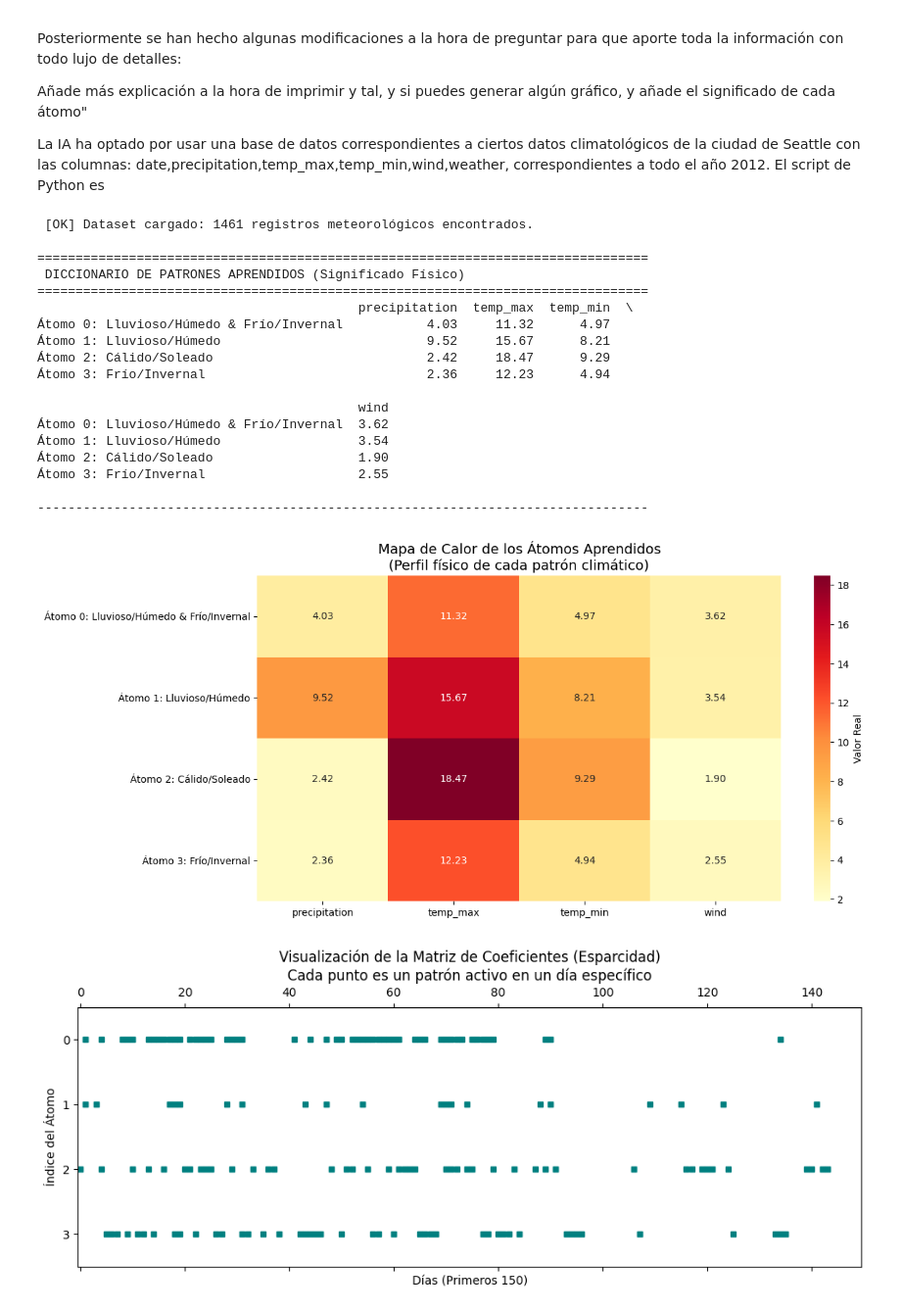
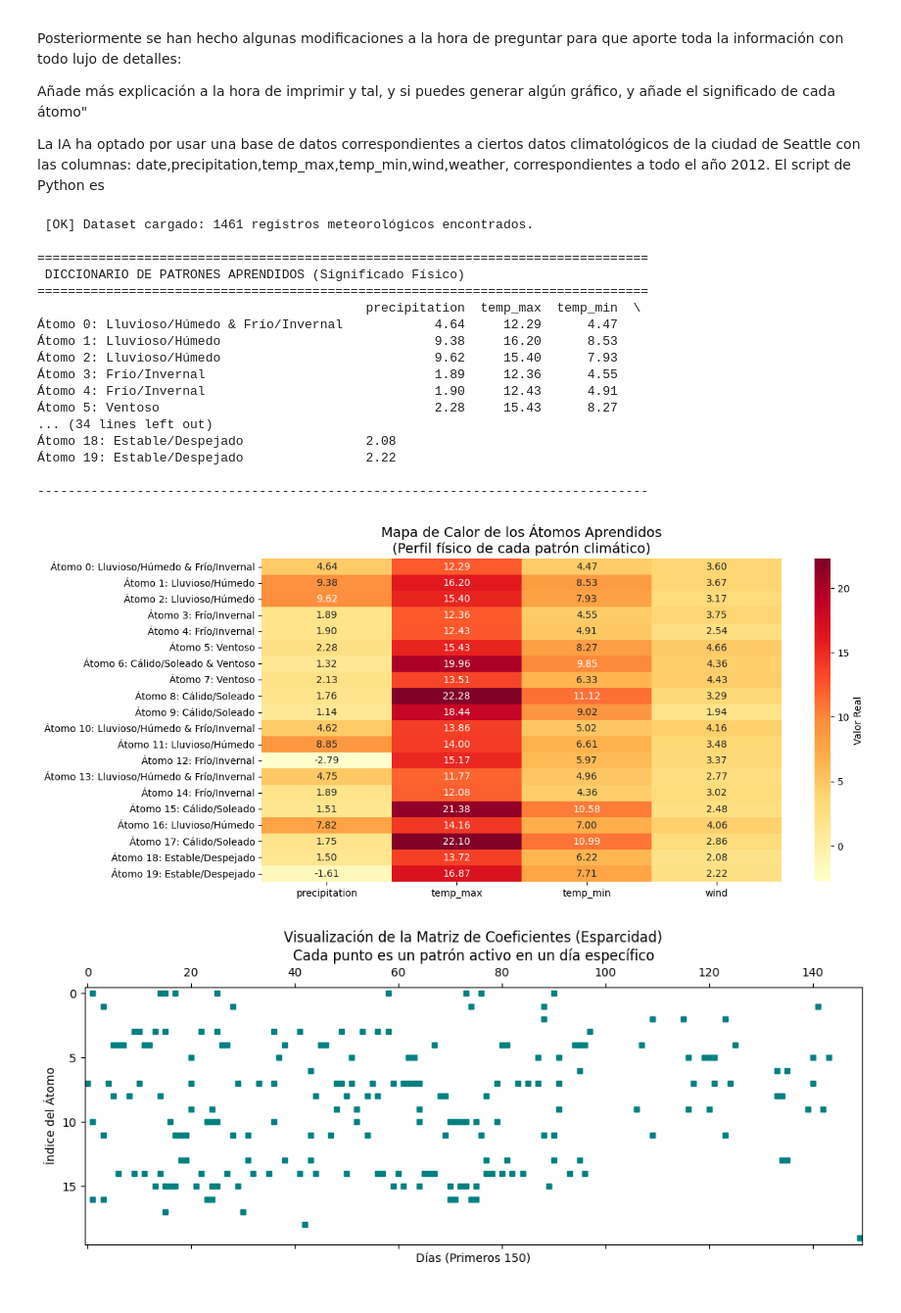
Before and after one commit to adrindrandran/Parcial-ML, a Jupyter notebook: example_prompts/Metheo.ipynb, the cells around one changed output. Shown at 98% size. Drawn from its saved outputs; the diff is of its cells as text; code cells hidden in the pictures.

```diff
--- a/example_prompts/Metheo.ipynb
+++ b/example_prompts/Metheo.ipynb
@@ -48,7 +48,7 @@ X_scaled = scaler.fit_transform(X_raw)
 # =========================================================
 # n_components=4: Definimos 4 "estados climáticos" fundamentales (átomos)
 # alpha=1: Controla la escasez (sparsity). A mayor alpha, más ceros en la matriz.
-n_atoms = 4
+n_atoms = 20
 dict_learner = DictionaryLearning(
     n_components=n_atoms,
     alpha=1.0,
@@ -100,46 +100,45 @@ plt.show()
 # Gráfico 2: Esparcidad de la Matriz de Coeficientes
 plt.figure(figsize=(12, 4))
 plt.spy(sparse_representation[:150].T, precision=0.01, aspect='auto', marker='s', markersize=4, color='teal')
 plt.title("Visualización de la Matriz de Coeficientes (Esparcidad)\nCada punto es un patrón activo en un día específico", fontsize=12)
 plt.ylabel("Índice del Átomo")
 plt.xlabel("Días (Primeros 150)")
 plt.show()
 
 # =========================================================
 # 5) MATRIZ DE COEFICIENTES (H) COMPLETA (Muestra)
 # =========================================================
 print("\n" + "="*80)
 print(" MATRIZ DE COEFICIENTES (H) - REPRESENTACIÓN ESPARSA (Primeros 15 días)")
 print("="*80)
 # Creamos un DataFrame para que sea legible
 h_matrix_display = pd.DataFrame(sparse_representation, columns=[f"A{i}" for i in range(n_atoms)])
 print(h_matrix_display.head(15).round(4))
 
 # Cálculo de Sparsity Final
 sparsity_pct = np.mean(sparse_representation == 0) * 100
 print(f"\n [INFO] Nivel de esparcidad: {sparsity_pct:.2f}% de la matriz son ceros.")
 print(" [INFO] Interpretación: Cada día se explica mediante una combinación simple de estos átomos.")
 # %% [output]
  [OK] Dataset cargado: 1461 registros meteorológicos encontrados.
 
 ================================================================================
  DICCIONARIO DE PATRONES APRENDIDOS (Significado Físico)
 ================================================================================
-                                          precipitation  temp_max  temp_min  \
-Átomo 0: Lluvioso/Húmedo & Frío/Invernal           4.03     11.32      4.97
-Átomo 1: Lluvioso/Húmedo                           9.52     15.67      8.21
-Átomo 2: Cálido/Soleado                            2.42     18.47      9.29
-Átomo 3: Frío/Invernal                             2.36     12.23      4.94
-
-                                          wind
-Átomo 0: Lluvioso/Húmedo & Frío/Invernal  3.62
-Átomo 1: Lluvioso/Húmedo                  3.54
-Átomo 2: Cálido/Soleado                   1.90
-Átomo 3: Frío/Invernal                    2.55
+                                           precipitation  temp_max  temp_min  \
+Átomo 0: Lluvioso/Húmedo & Frío/Invernal            4.64     12.29      4.47
+Átomo 1: Lluvioso/Húmedo                            9.38     16.20      8.53
+Átomo 2: Lluvioso/Húmedo                            9.62     15.40      7.93
+Átomo 3: Frío/Invernal                              1.89     12.36      4.55
+Átomo 4: Frío/Invernal                              1.90     12.43      4.91
+Átomo 5: Ventoso                                    2.28     15.43      8.27
+... (34 lines left out)
+Átomo 18: Estable/Despejado                2.08
+Átomo 19: Estable/Despejado                2.22
 
 --------------------------------------------------------------------------------
-[figure, old version]
+[figure, new version]
-[figure, old version]
+[figure, new version]
 ================================================================================
  MATRIZ DE COEFICIENTES (H) - REPRESENTACIÓN ESPARSA (Primeros 15 días)
 ================================================================================
```
Also changed, not shown: parts of 1 cell of this notebook.
